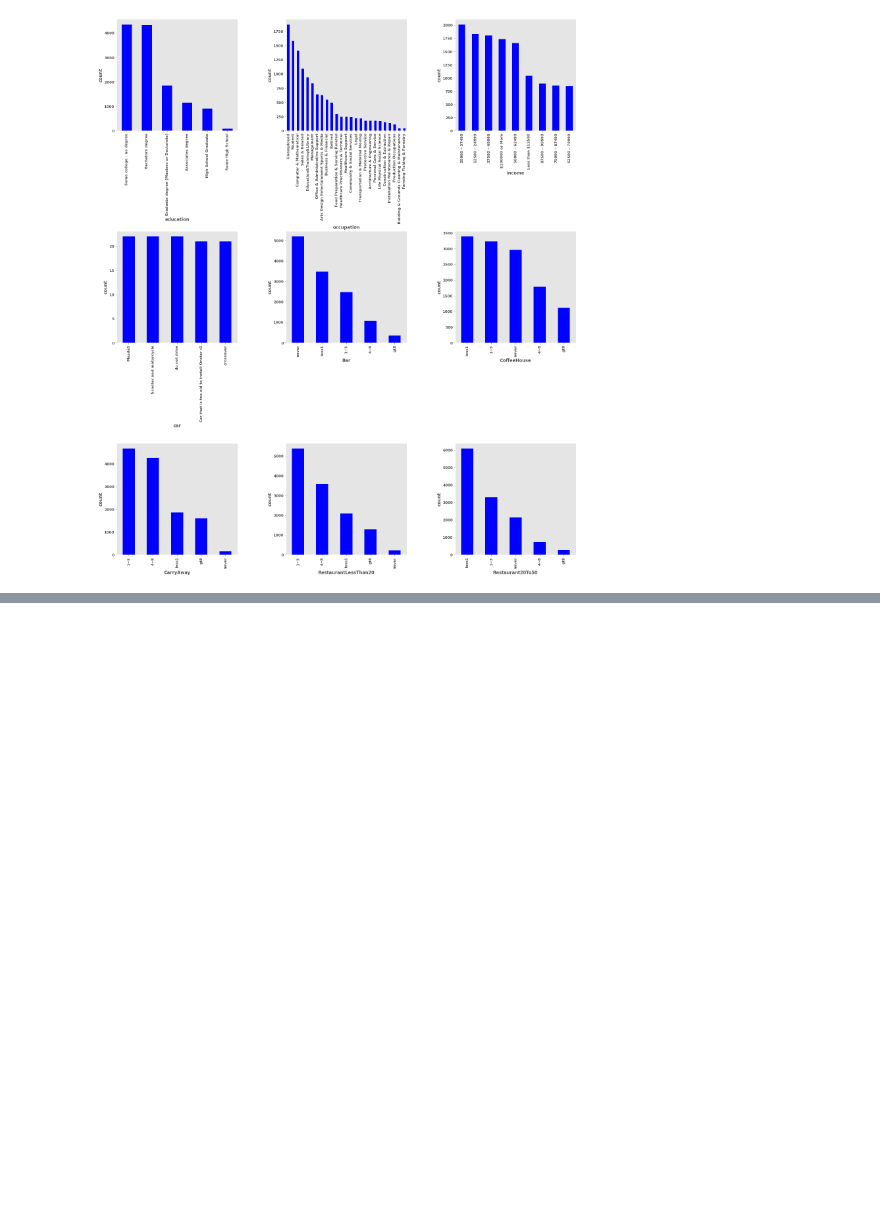
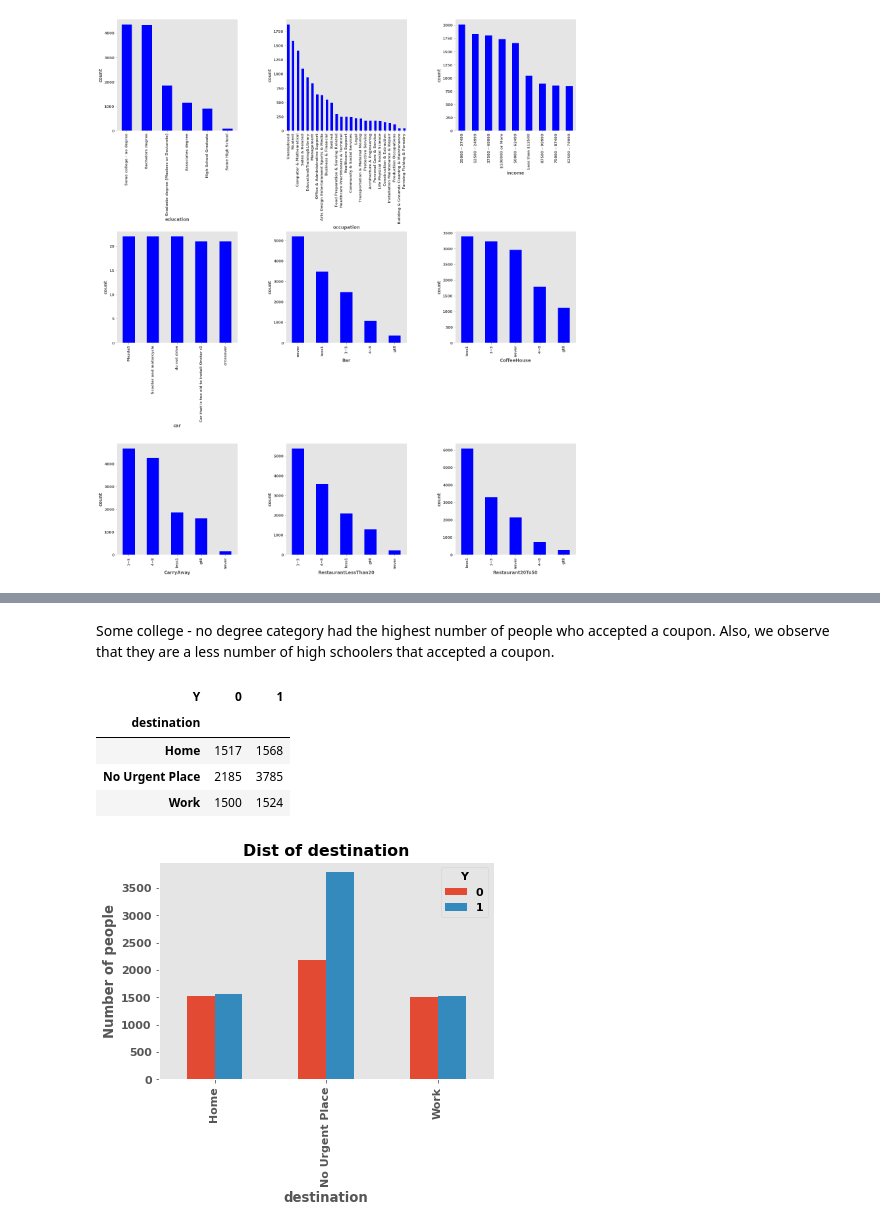
Before and after one commit to Ron256/GroupProjectMachLearning, a Jupyter notebook: GroupProject-in-vehicle-copoun-Recommendation.ipynb, the cells around one changed output, grey strips where cells are left out. Saved outputs shown, nothing was run; the diff lists cells and outputs as text; code cells hidden in the pictures; blank space fills up the shorter version.

```diff
--- a/GroupProject-in-vehicle-copoun-Recommendation.ipynb
+++ b/GroupProject-in-vehicle-copoun-Recommendation.ipynb
@@ -370,0 +370,14 @@ print(type(dfc))
+# %% [markdown]
+<p>Some college - no degree category had the highest number of people who accepted a coupon. Also, we observe that they are a less number of high schoolers that accepted a coupon. </p>
+# %%
+plt.rcParams.update({'font.size': 11}) # set the font size, this must be set at the top
+df_dest = pd.crosstab(df_ver2.destination, df_ver2.Y)
+df_dest.plot(kind = 'bar', xlabel = 'destination', ylabel = 'Number of people', grid = False, title = 'Dist of destination');
+df_dest
+# %% [output]
+| Y | 0 | 1 |
+| destination |  |  |
+| Home | 1517 | 1568 |
+| No Urgent Place | 2185 | 3785 |
+| Work | 1500 | 1524 |
+[figure, added]
```
Also changed, not shown: parts of 7 cells of this notebook.
